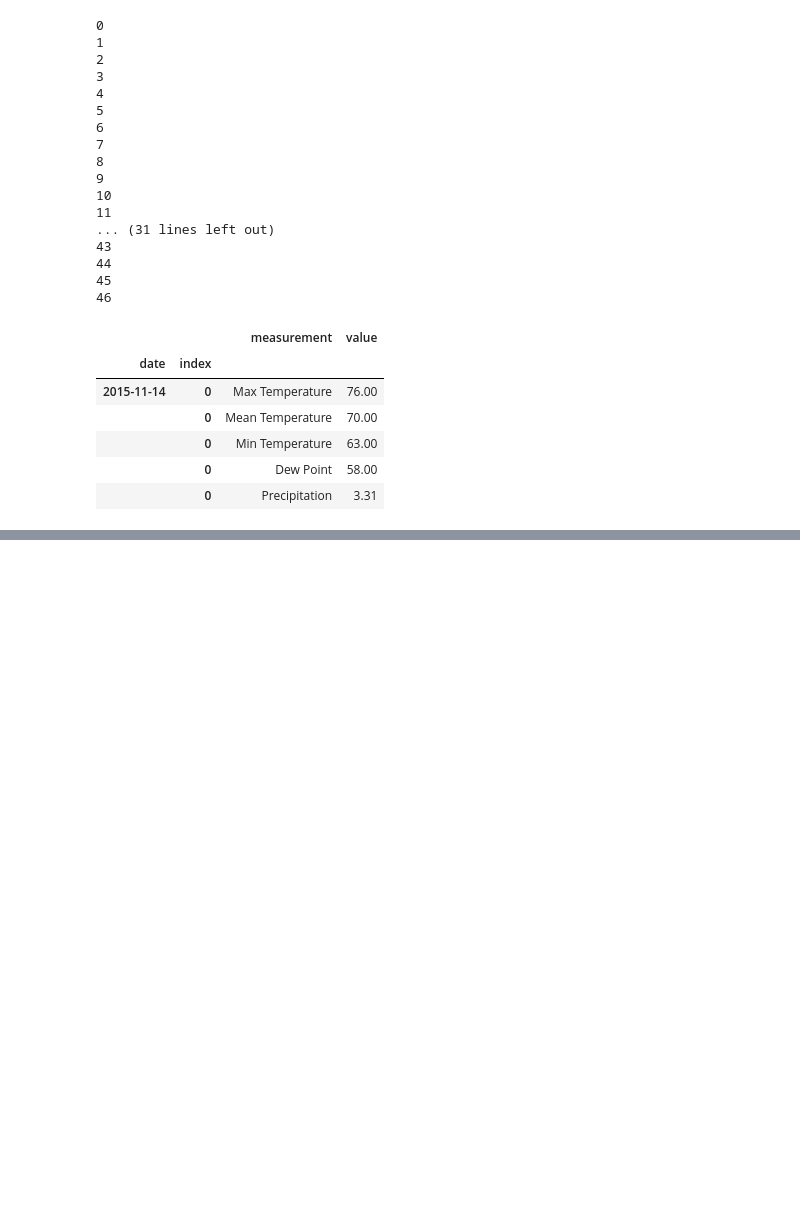
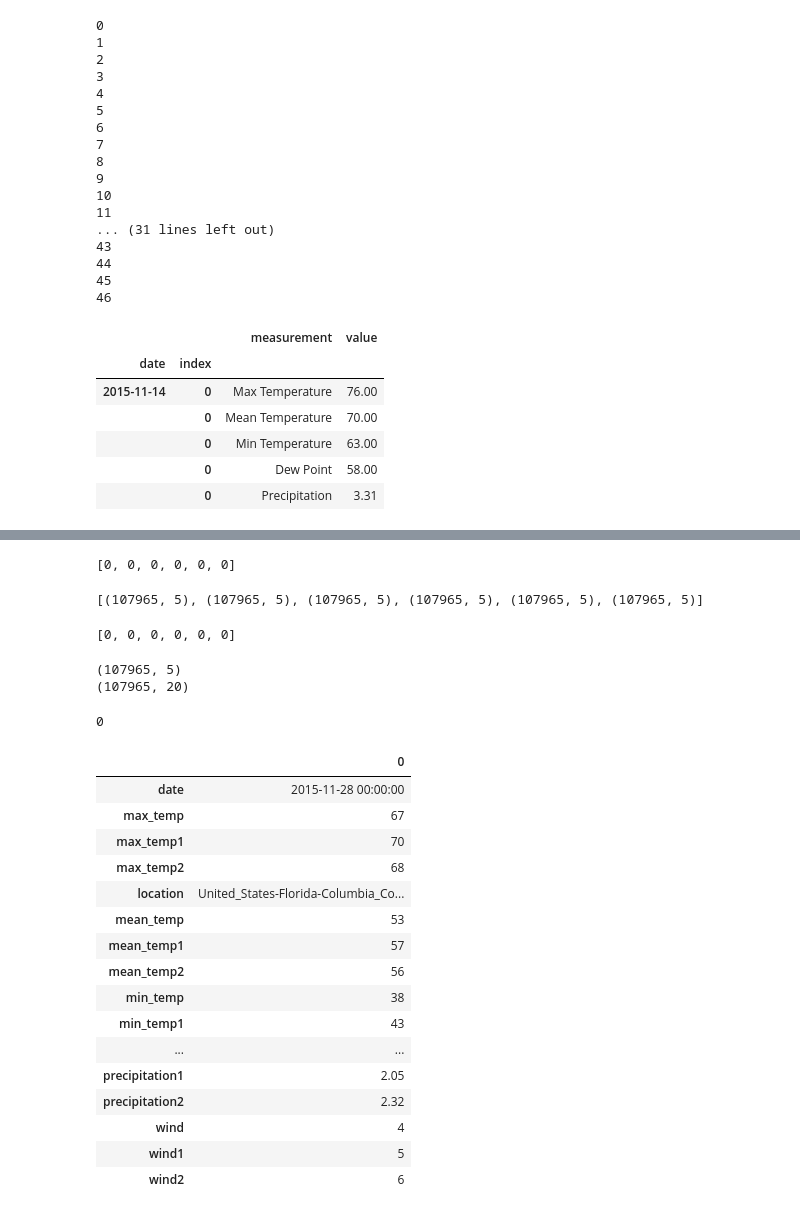
Before and after one commit to mlgill/zika_prediction, a Jupyter notebook: notebooks/04_scrape_weekly_weather_data.ipynb, the cells around one changed output, grey strips where cells are left out. Drawn from its saved outputs; the diff is of its cells as text; code cells hidden in the pictures; blank space fills up the shorter version.

```diff
--- a/notebooks/04_scrape_weekly_weather_data.ipynb
+++ b/notebooks/04_scrape_weekly_weather_data.ipynb
@@ -254,0 +307,7 @@ weather_combined = pd.merge(weather_combined.reset_index(level=-1),
+# %%
+max_temp = max_temp.interpolate(method='linear', limit_direction='both')
+mean_temp = mean_temp.interpolate(method='linear', limit_direction='both')
+min_temp = min_temp.interpolate(method='linear', limit_direction='both')
+dew_point = dew_point.interpolate(method='linear', limit_direction='both')
+precipitation = precipitation.interpolate(method='linear', limit_direction='both')
+wind = wind.interpolate(method='linear', limit_direction='both')
@@ -254,0 +324,3 @@ weather_combined = pd.merge(weather_combined.reset_index(level=-1),
+# %%
+airport = pd.read_pickle('../pkl/04_merged_latitude_longitude_airport_checkpoint.pkl')
+airport.head(1)
@@ -254,0 +366,67 @@ weather_combined = pd.merge(weather_combined.reset_index(level=-1),
+# %%
+[x.isnull().sum().max() for x in max_temp, mean_temp, min_temp, dew_point, precipitation, wind]
+# %% [output]
+[0, 0, 0, 0, 0, 0]
+# %%
+max_temp = max_temp.drop(['ICAO','IATA'], axis=1).drop_duplicates(subset=['location','date'])
+max_temp.columns = [x.lower().replace(' ', '_').replace('erature','') for x in max_temp.columns]
+
+mean_temp = mean_temp.drop(['ICAO','IATA'], axis=1).drop_duplicates(subset=['location','date'])
+mean_temp.columns = [x.lower().replace(' ', '_').replace('erature','') for x in mean_temp.columns]
+
+min_temp = min_temp.drop(['ICAO','IATA'], axis=1).drop_duplicates(subset=['location','date'])
+min_temp.columns = [x.lower().replace(' ', '_').replace('erature','') for x in min_temp.columns]
+
+dew_point = dew_point.drop(['ICAO','IATA'], axis=1).drop_duplicates(subset=['location','date'])
+dew_point.columns = [x.lower().replace(' ', '_').replace('erature','') for x in dew_point.columns]
+
+precipitation = precipitation.drop(['ICAO','IATA'], axis=1).drop_duplicates(subset=['location','date'])
+precipitation.columns = [x.lower().replace(' ', '_').replace('erature','') for x in precipitation.columns]
+
+wind = wind.drop(['ICAO','IATA'], axis=1).drop_duplicates(subset=['location','date'])
+wind.columns = [x.lower().replace(' ', '_').replace('erature','') for x in wind.columns]
+# %%
+[x.shape for x in max_temp, mean_temp, min_temp, dew_point, precipitation, wind]
+# %% [output]
+[(107965, 5), (107965, 5), (107965, 5), (107965, 5), (107965, 5), (107965, 5)]
+# %%
+[x.isnull().sum().max() for x in max_temp, mean_temp, min_temp, dew_point, precipitation, wind]
+# %% [output]
+[0, 0, 0, 0, 0, 0]
+# %%
+print max_temp.shape
+
+weather_final = pd.merge(max_temp, mean_temp, on=['date','location'], how='inner')
+weather_final = pd.merge(weather_final, min_temp, on=['date','location'], how='inner')
+weather_final = pd.merge(weather_final, dew_point, on=['date','location'], how='inner')
+weather_final = pd.merge(weather_final, precipitation, on=['date','location'], how='inner')
+weather_final = pd.merge(weather_final, wind, on=['date','location'], how='inner')
+
+print weather_final.shape
+# %% [output]
+(107965, 5)
+(107965, 20)
+# %%
+weather_final.isnull().sum().max()
+# %% [output]
+0
+# %%
+weather_final.head(1).T
+# %% [output]
+|  | 0 |
+| date | 2015-11-28 00:00:00 |
+| max_temp | 67 |
+| max_temp1 | 70 |
+| max_temp2 | 68 |
+| location | United_States-Florida-Columbia_Co... |
+| mean_temp | 53 |
+| mean_temp1 | 57 |
+| mean_temp2 | 56 |
+| min_temp | 38 |
+| min_temp1 | 43 |
+| ... | ... |
+| precipitation1 | 2.05 |
+| precipitation2 | 2.32 |
+| wind | 4 |
+| wind1 | 5 |
+| wind2 | 6 |
```
Also changed, not shown: parts of 22 cells of this notebook.
